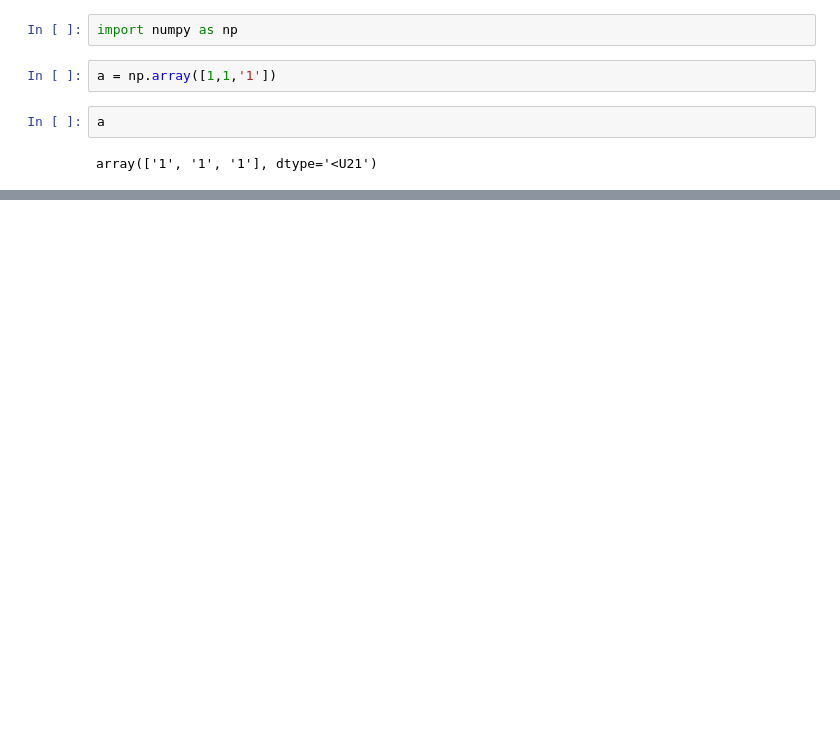
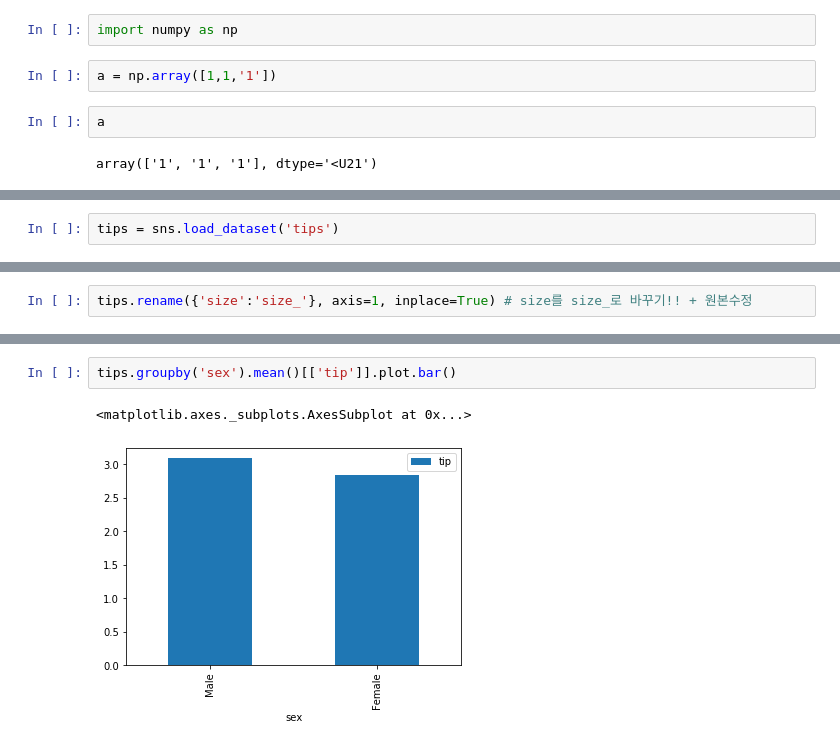
Before and after one commit to Junohera/jupyter, a Jupyter notebook: 1121/2.ipynb, the cells around one changed output, grey strips where cells are left out. Cells and saved outputs as stored; diff of their text form; blank space fills up the shorter version.

```diff
--- a/1121/2.ipynb
+++ b/1121/2.ipynb
@@ -156,0 +159,2 @@ array(['1', '1', '1'], dtype='<U21')
+# %%
+tips = sns.load_dataset('tips')
@@ -156,0 +278,2 @@ array(['1', '1', '1'], dtype='<U21')
+# %%
+tips.rename({'size':'size_'}, axis=1, inplace=True) # size를 size_로 바꾸기!! + 원본수정
@@ -156,0 +331,5 @@ array(['1', '1', '1'], dtype='<U21')
+# %%
+tips.groupby('sex').mean()[['tip']].plot.bar()
+# %% [output]
+<matplotlib.axes._subplots.AxesSubplot at 0x...>
+[figure, added]
```
Also changed, not shown: parts of 25 cells of this notebook, 2 other files.
